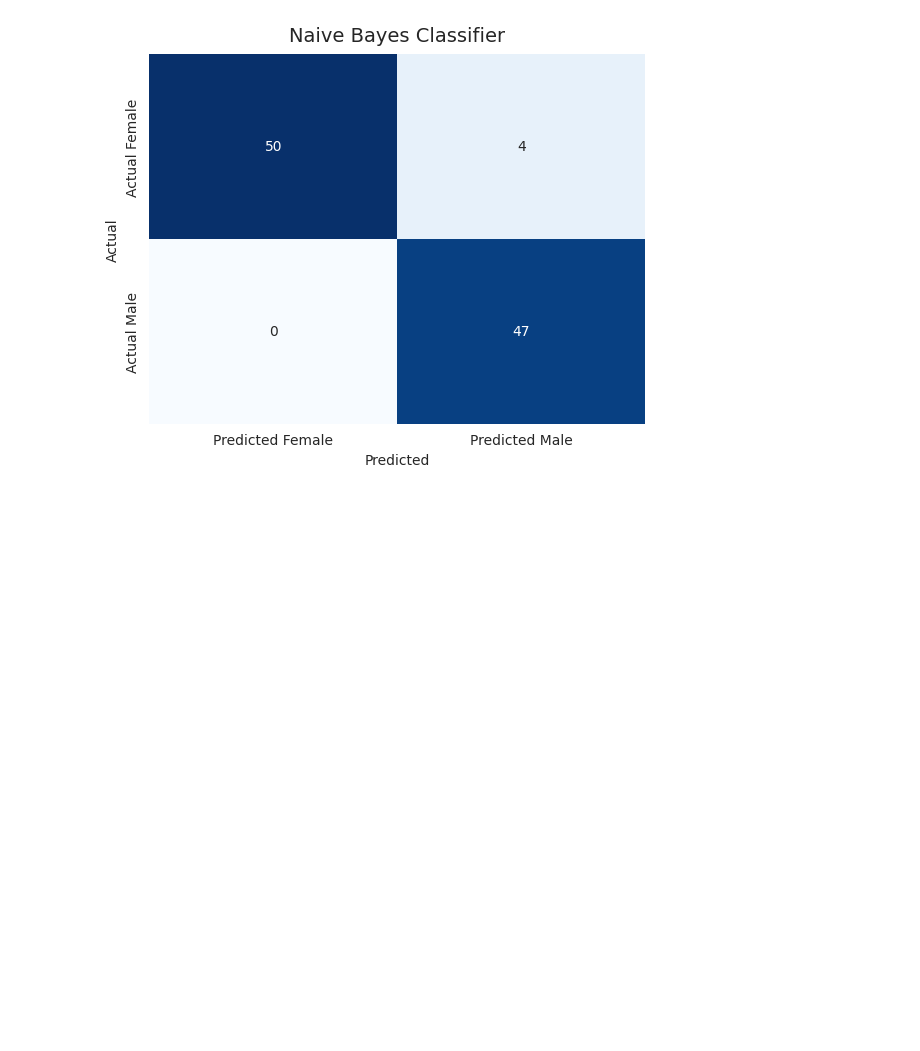
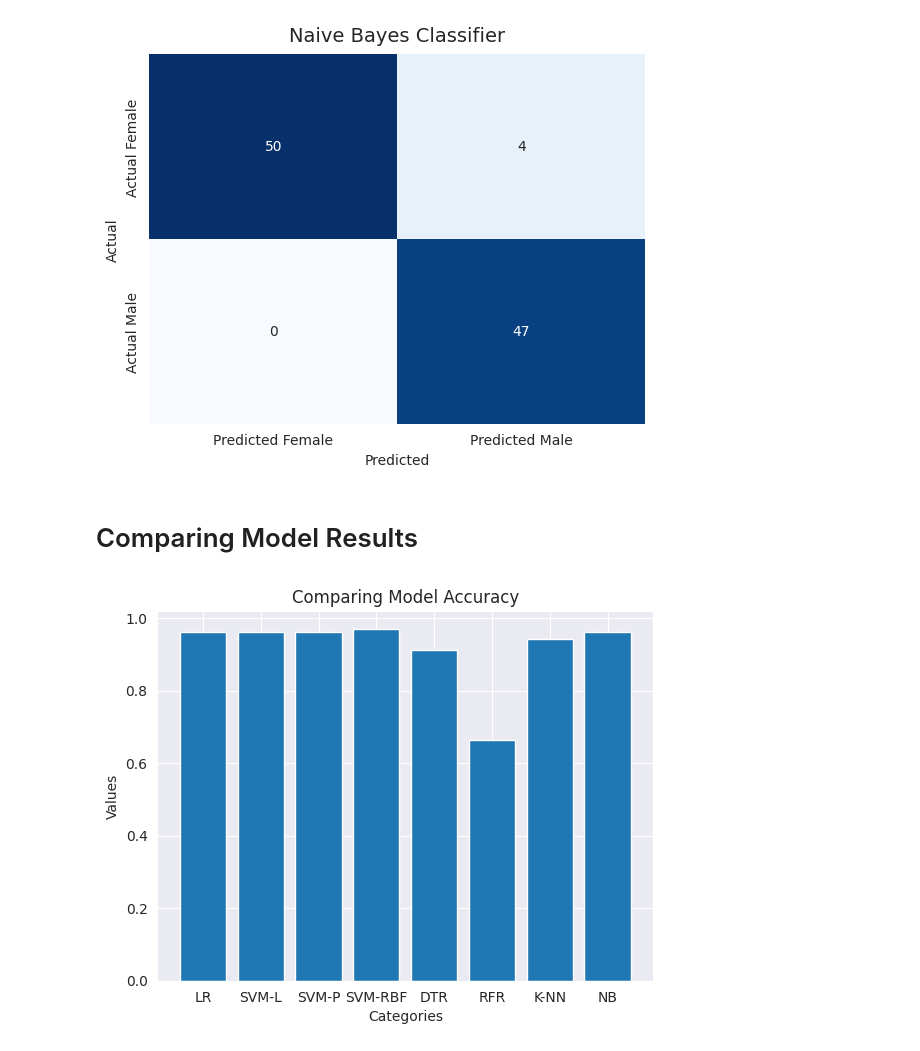
Before and after one commit to Deadly-Smile/Data-Science-Staff, a Jupyter notebook: pythonProject/Gender-Classification.ipynb, the cells around one changed output. Cells and saved outputs as stored; diff of their text form; code cells hidden in the pictures; blank space fills up the shorter version.

Commit message:
Comparing bar chart added

```diff
--- a/pythonProject/Gender-Classification.ipynb
+++ b/pythonProject/Gender-Classification.ipynb
@@ -246,6 +251,7 @@ cm = confusion_matrix(y_test, y_pred)
 correct_predictions = np.trace(cm)
 total_predictions = np.sum(cm)
 accuracy = correct_predictions / total_predictions
+accuracyArray.append(accuracy)
 print("Accuracy from confusion matrix:", accuracy)
 # %% [output]
 Accuracy from confusion matrix: 0.9108910891089109
@@ -289,6 +295,7 @@ cm = confusion_matrix(y_test, y_pred)
 correct_predictions = np.trace(cm)
 total_predictions = np.sum(cm)
 accuracy = correct_predictions / total_predictions
+accuracyArray.append(accuracy)
 print("Accuracy from confusion matrix:", accuracy)
 # %% [output]
 Accuracy from confusion matrix: 0.6633663366336634
@@ -338,6 +345,7 @@ cm = confusion_matrix(y_test, y_pred)
 correct_predictions = np.trace(cm)
 total_predictions = np.sum(cm)
 accuracy = correct_predictions / total_predictions
+accuracyArray.append(accuracy)
 print("Accuracy from confusion matrix:", accuracy)
 # %% [output]
 Accuracy from confusion matrix: 0.9405940594059405
@@ -380,6 +388,7 @@ cm = confusion_matrix(y_test, y_pred)
 correct_predictions = np.trace(cm)
 total_predictions = np.sum(cm)
 accuracy = correct_predictions / total_predictions
+accuracyArray.append(accuracy)
 print("Accuracy from confusion matrix:", accuracy)
 # %% [output]
 Accuracy from confusion matrix: 0.9603960396039604
@@ -396,3 +405,19 @@ plt.ylabel('Actual')
 plt.show()
 # %% [output]
 [figure]
+# %% [markdown]
+# Comparing Model Results
+# %%
+indices = np.arange(len(accuracyArray))
+category_names = np.array(['LR', 'SVM-L', 'SVM-P', 'SVM-RBF', 'DTR', 'RFR', 'K-NN', 'NB'])
+
+plt.bar(indices, accuracyArray)
+
+plt.xticks(indices, category_names)
+plt.xlabel('Categories')
+plt.ylabel('Values')
+plt.title('Comparing Model Accuracy')
+
+plt.show()
+# %% [output]
+[figure, added]
```
Also changed, not shown: parts of 5 cells of this notebook, 1 other file.
